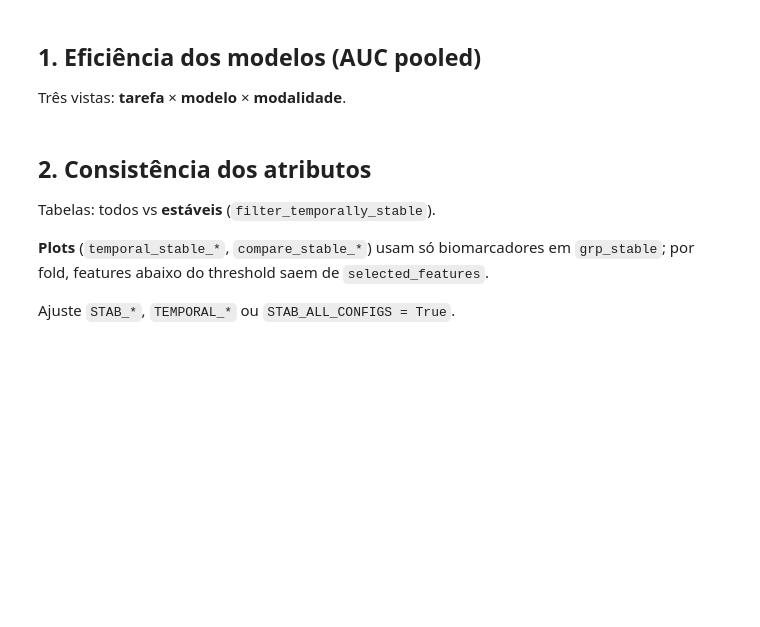
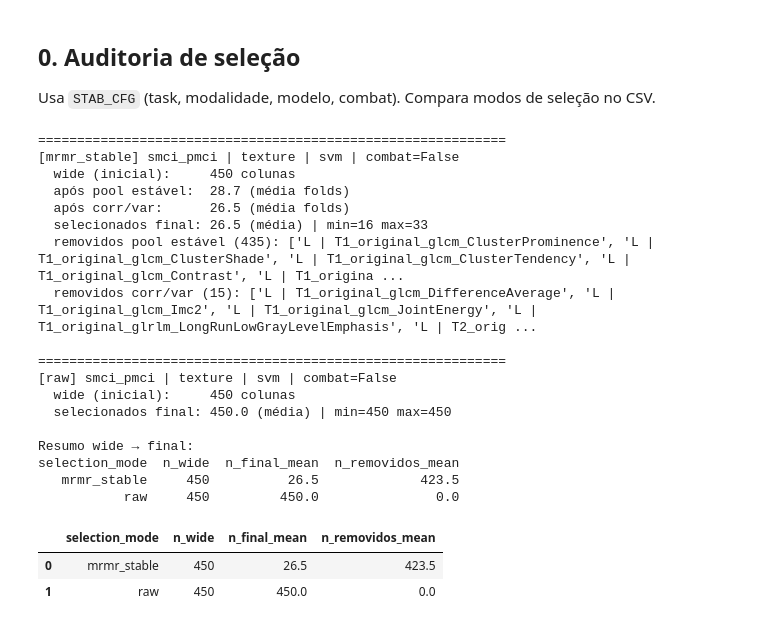
Before and after one commit to PauloMatheusGr/graphs, a Jupyter notebook: 3_results.ipynb, the cells around one changed output. Saved outputs shown, nothing was run; the diff lists cells and outputs as text; code cells hidden in the pictures; blank space fills up the shorter version.

```diff
--- a/3_results.ipynb
+++ b/3_results.ipynb
@@ -193,4 +197,0 @@ display(audit_detail.head(10))
-# %% [markdown]
-## 1. Eficiência dos modelos (AUC pooled)
-
-Três vistas: **tarefa** × **modelo** × **modalidade**.
@@ -296,8 +197,0 @@ display(rank.head(15))
-# %% [markdown]
-## 2. Consistência dos atributos
-
-Tabelas: todos vs **estáveis** (`filter_temporally_stable`).
-
-**Plots** (`temporal_stable_*`, `compare_stable_*`) usam só biomarcadores em `grp_stable`; por fold, features abaixo do threshold saem de `selected_features`.
-
-Ajuste `STAB_*`, `TEMPORAL_*` ou `STAB_ALL_CONFIGS = True`.
@@ -411,0 +198,47 @@ else:
+# %% [markdown]
+## 0. Auditoria de seleção
+
+Usa `STAB_CFG` (task, modalidade, modelo, combat). Compara modos de seleção no CSV.
+# %%
+audit_task, audit_mod, audit_model, audit_combat = STAB_CFG
+
+audit_sub = df_ablation[
+    (df_ablation["task"].astype(str) == audit_task)
+    & (df_ablation["model_key"].astype(str) == audit_model)
+    & (df_ablation["with_combat"] == audit_combat)
+    & (df_ablation["modality"].astype(str) == audit_mod)
+]
+audit_modes = tuple(sorted(audit_sub["selection_mode"].astype(str).unique()))
+
+display(selection_audit_report(
+    df_ablation,
+    task=audit_task,
+    model=audit_model,
+    with_combat=audit_combat,
+    modality=audit_mod,
+    selection_modes=audit_modes,
+))
+
+# display(summarize_selection_audit(audit_sub[audit_sub["selection_mode"].astype(str).isin(audit_modes)]).head(10))
+# %% [output]
+============================================================
+[mrmr_stable] smci_pmci | texture | svm | combat=False
+  wide (inicial):     450 colunas
+  após pool estável:  28.7 (média folds)
+  após corr/var:      26.5 (média folds)
+  selecionados final: 26.5 (média) | min=16 max=33
+  removidos pool estável (435): ['L | T1_original_glcm_ClusterProminence', 'L | T1_original_glcm_ClusterShade', 'L | T1_original_glcm_ClusterTendency', 'L | T1_original_glcm_Contrast', 'L | T1_origina ...
+  removidos corr/var (15): ['L | T1_original_glcm_DifferenceAverage', 'L | T1_original_glcm_Imc2', 'L | T1_original_glcm_JointEnergy', 'L | T1_original_glrlm_LongRunLowGrayLevelEmphasis', 'L | T2_orig ...
+
+============================================================
+[raw] smci_pmci | texture | svm | combat=False
+  wide (inicial):     450 colunas
+  selecionados final: 450.0 (média) | min=450 max=450
+
+Resumo wide → final:
+selection_mode  n_wide  n_final_mean  n_removidos_mean
+   mrmr_stable     450          26.5             423.5
+           raw     450         450.0               0.0
+|  | selection_mode | n_wide | n_final_mean | n_removidos_mean |
+| 0 | mrmr_stable | 450 | 26.5 | 423.5 |
+| 1 | raw | 450 | 450.0 | 0.0 |
```
Also changed, not shown: parts of 13 cells of this notebook, 7 other files.
